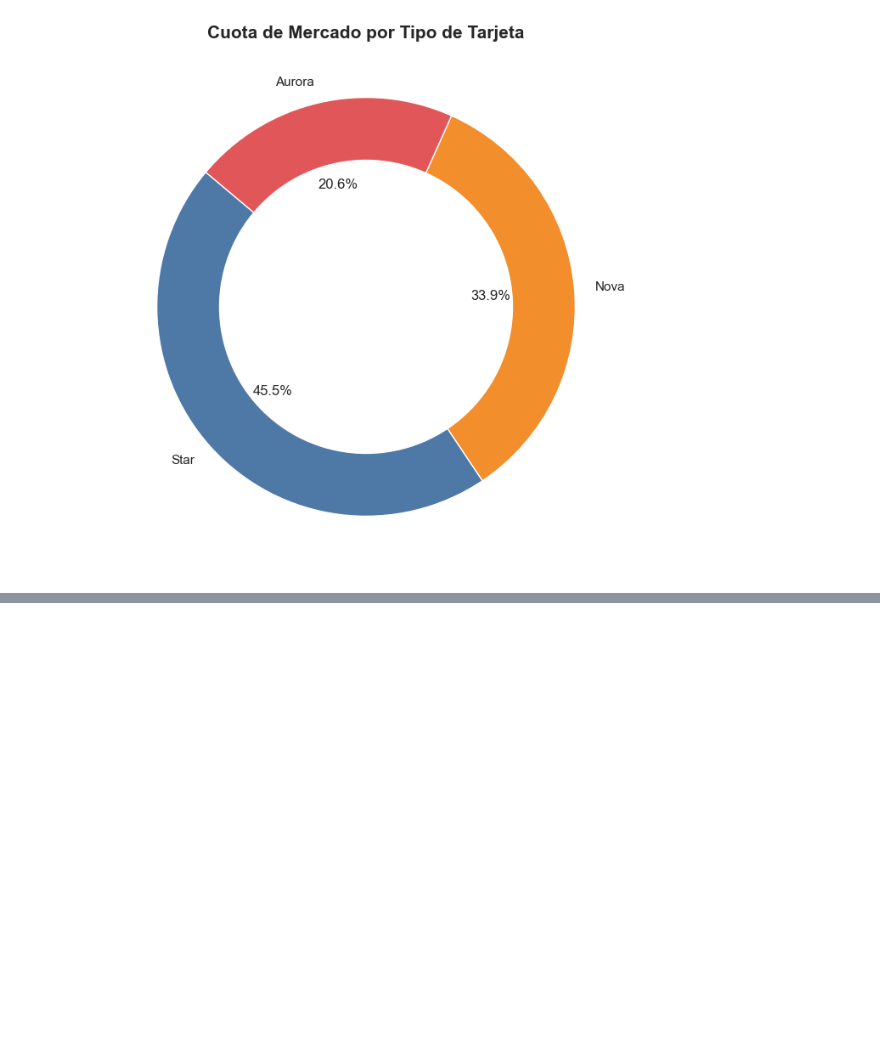
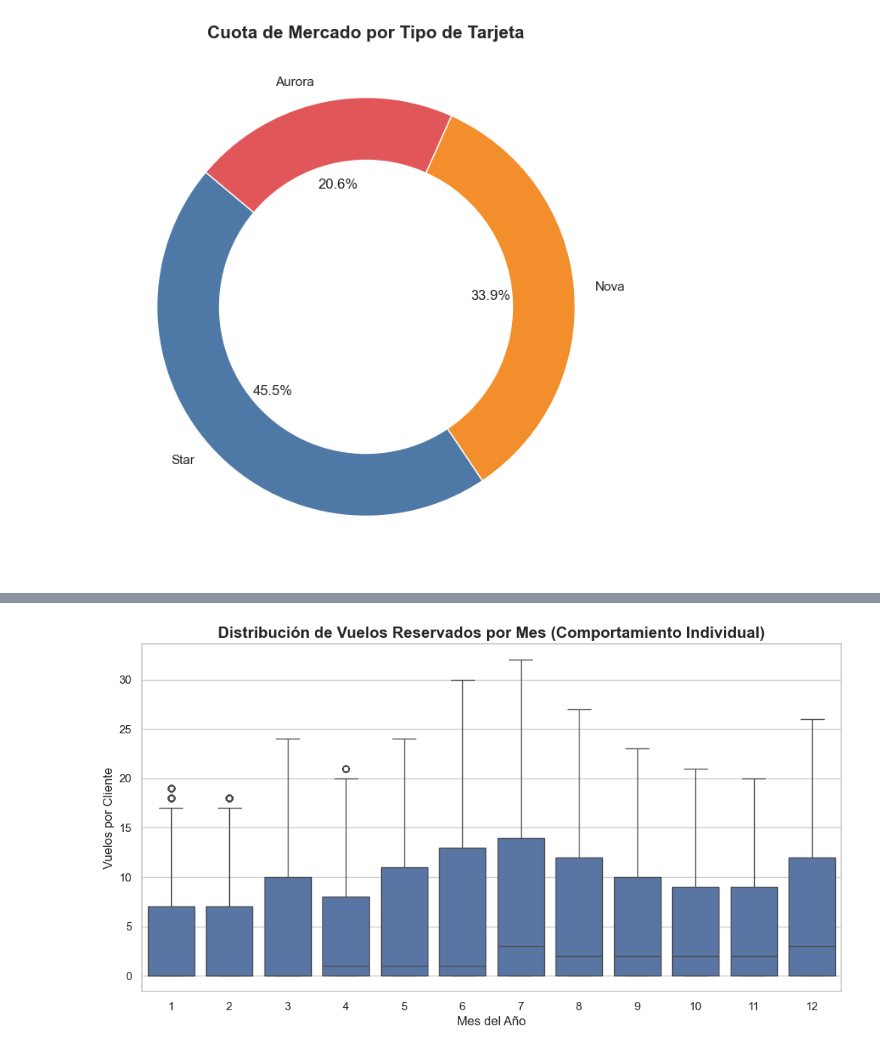
Before and after one commit to Adalab/bda-modulo-3-evaluacion-final-LorenaSerraSanchez, a Jupyter notebook: Examen_mod3.ipynb, the cells around one changed output, grey strips where cells are left out. Cells and saved outputs as stored; diff of their text form; code cells hidden in the pictures; blank space fills up the shorter version.

```diff
--- a/Examen_mod3.ipynb
+++ b/Examen_mod3.ipynb
@@ -536,0 +536,11 @@ preguntas usando la mejor gráfica que consideres:
+# %%
+#Los meses mas predominante son los de verano
+plt.figure(figsize=(12, 6))
+sns.boxplot(x='Month', y='Total Flights', data=df_unificado)
+
+plt.title('Distribución de Vuelos Reservados por Mes (Comportamiento Individual)', fontsize=15, fontweight='bold')
+plt.xlabel('Mes del Año', fontsize=12)
+plt.ylabel('Vuelos por Cliente', fontsize=12)
+plt.show()
+# %% [output]
+[figure, added]
```
Also changed, not shown: parts of 13 cells of this notebook, 1 other file.
